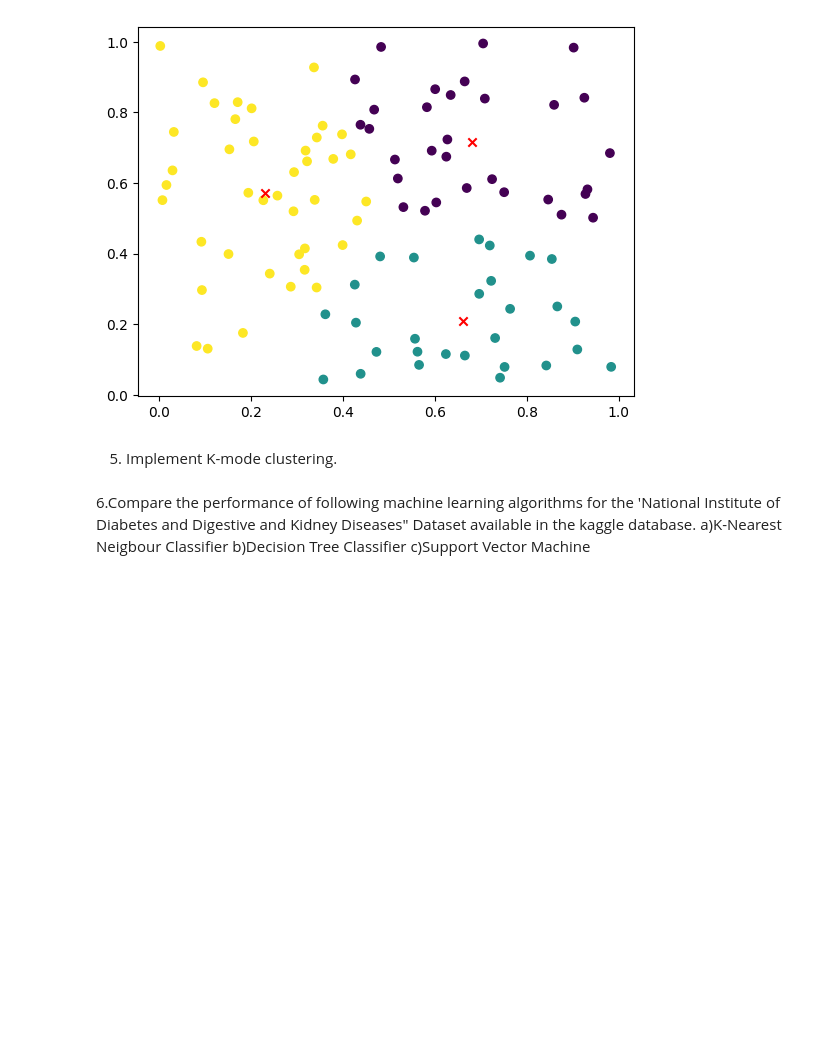
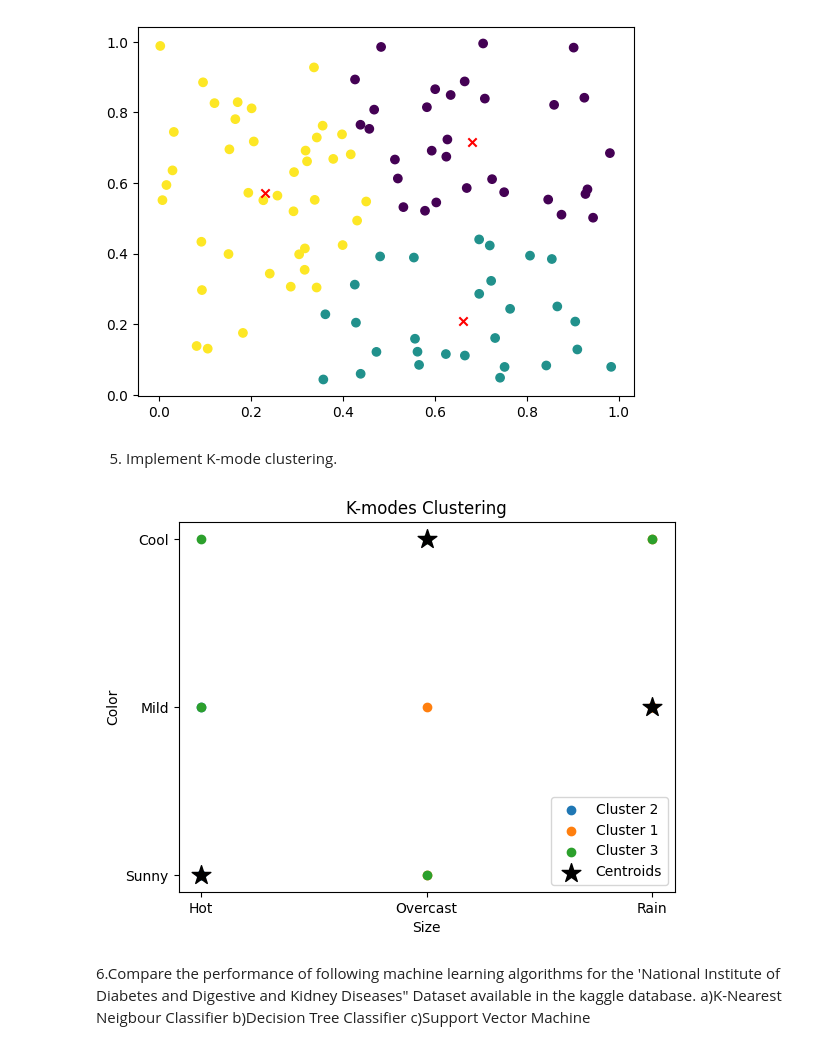
Before and after one commit to samabraham2022/Machine-Learning_algorithms, a Jupyter notebook: ass4.ipynb, the cells around one changed output. Cells and saved outputs as stored; diff of their text form; code cells hidden in the pictures; blank space fills up the shorter version.

```diff
--- a/ass4.ipynb
+++ b/ass4.ipynb
@@ -113,6 +139,74 @@ Labels:
 [figure]
 # %% [markdown]
 5. Implement K-mode clustering.
+# %%
+import numpy as np
+from collections import defaultdict
+import matplotlib.pyplot as plt
+
+def k_modes(X, K, max_iter=100):
+    n_samples, n_features = X.shape
+
+    centroids = np.array([X[np.random.choice(n_samples)] for _ in range(K)])
+
+    for _ in range(max_iter):
+        clusters = defaultdict(list)
+        for i, x in enumerate(X):
+            distances = [np.sum(x != c) for c in centroids]
+            closest_cluster = np.argmin(distances)
+            clusters[closest_cluster].append(i)
+
+        # Update centroids based on the modes of each cluster
+        for i in range(K):
+            cluster_samples = X[clusters[i]]
+            new_centroid = []
+            for j in range(n_features):
+                feature_counts = defaultdict(int)
+                for sample in cluster_samples:
+                    feature_counts[sample[j]] += 1
+                mode = max(feature_counts, key=feature_counts.get)
+                new_centroid.append(mode)
+            centroids[i] = new_centroid
+
+    return clusters, centroids
+
+# Sample data
+X = np.array([
+    ['Hot', 'Sunny', 'High', 'Weak', 'No'],
+    ['Hot', 'Sunny', 'High', 'Strong', 'No'],
+    ['Overcast', 'Sunny', 'High', 'Weak', 'Yes'],
+    ['Rain', 'Mild', 'High', 'Weak', 'Yes'],
+    ['Rain', 'Cool', 'Normal', 'Weak', 'Yes'],
+    ['Rain', 'Cool', 'Normal', 'Strong', 'No'],
+    ['Overcast', 'Cool', 'Normal', 'Strong', 'Yes'],
+    ['Hot', 'Mild', 'High', 'Weak', 'No'],
+    ['Hot', 'Cool', 'Normal', 'Weak', 'Yes'],
+    ['Rain', 'Mild', 'Normal', 'Weak', 'Yes'],
+    ['Hot', 'Mild', 'Normal', 'Strong', 'Yes'],
+    ['Overcast', 'Mild', 'High', 'Strong', 'Yes'],
+    ['Overcast', 'Sunny', 'Normal', 'Weak', 'Yes'],
+    ['Rain', 'Mild', 'High', 'Strong', 'No']
+])
+
+
+K = 3
+
+# Run K-modes algorithm
+clusters, centroids = k_modes(X, K)
+
+# Visualize results
+fig, ax = plt.subplots()
+for i, cluster in clusters.items():
+    cluster_samples = X[cluster]
+    ax.scatter(cluster_samples[:, 0], cluster_samples[:, 1], label=f'Cluster {i+1}')
+ax.scatter(centroids[:, 0], centroids[:, 1], marker='*', s=200, c='black', label='Centroids')
+ax.set_xlabel('Size')
+ax.set_ylabel('Color')
+ax.set_title('K-modes Clustering')
+ax.legend()
+plt.show()
+# %% [output]
+[figure, added]
 # %% [markdown]
 6.Compare the performance of following machine learning algorithms for the 'National Institute of Diabetes and Digestive and Kidney Diseases" Dataset available in the kaggle database.
 a)K-Nearest Neigbour Classifier b)Decision Tree Classifier c)Support Vector Machine
```
Also changed, not shown: parts of 4 cells of this notebook, 1 other file.
